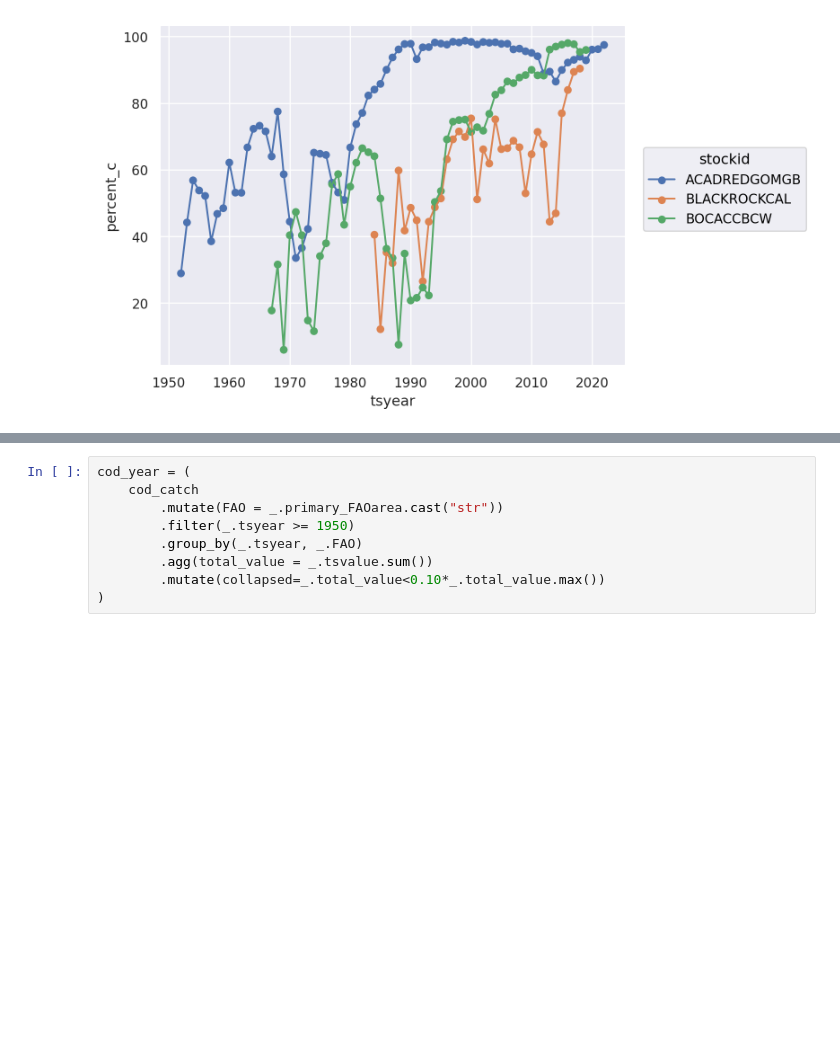
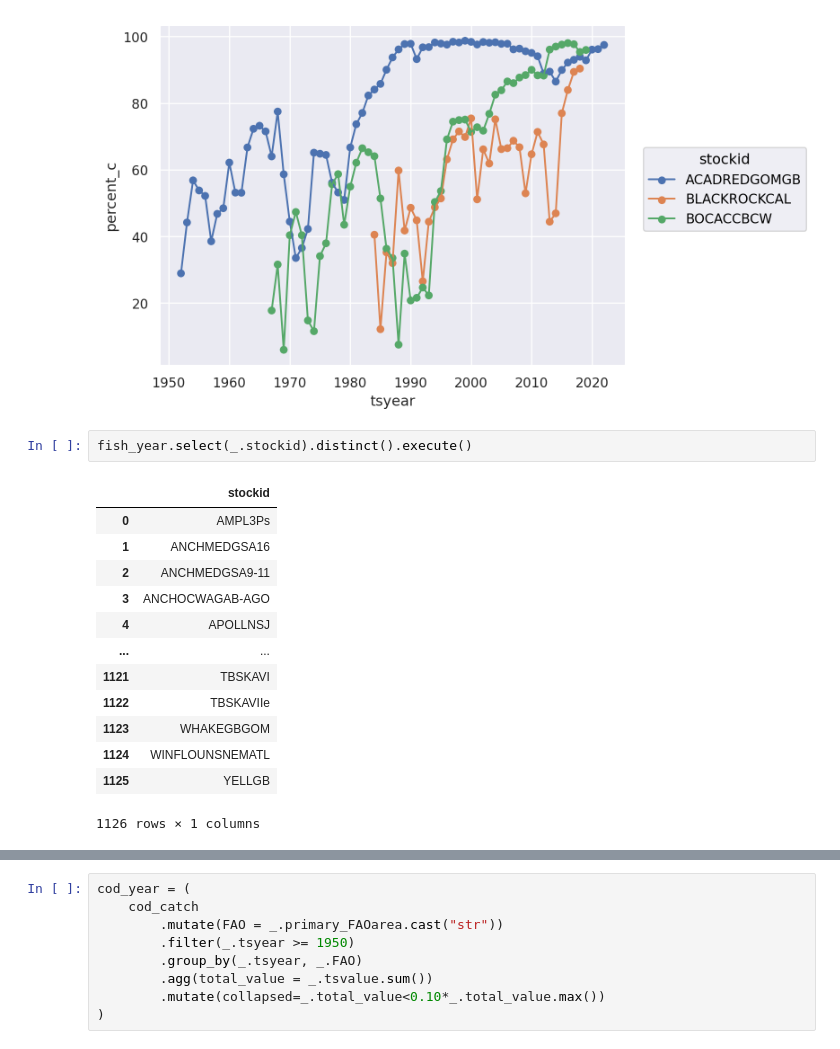
Before and after one commit to espm-288/fish-fishy-fish, a Jupyter notebook: notebook.ipynb, the cells around one changed output, grey strips where cells are left out. Drawn from its saved outputs; the diff is of its cells as text; blank space fills up the shorter version.

```diff
--- a/notebook.ipynb
+++ b/notebook.ipynb
@@ -203,3 +203,19 @@ fish_year_1.execute()
     )
 # %% [output]
 [figure]
+# %%
+fish_year.select(_.stockid).distinct().execute()
+# %% [output]
+|  | stockid |
+| 0 | AMPL3Ps |
+| 1 | ANCHMEDGSA16 |
+| 2 | ANCHMEDGSA9-11 |
+| 3 | ANCHOCWAGAB-AGO |
+| 4 | APOLLNSJ |
+| ... | ... |
+| 1121 | TBSKAVI |
+| 1122 | TBSKAVIIe |
+| 1123 | WHAKEGBGOM |
+| 1124 | WINFLOUNSNEMATL |
+| 1125 | YELLGB |
+1126 rows × 1 columns
```
Also changed, not shown: parts of 9 cells of this notebook.
